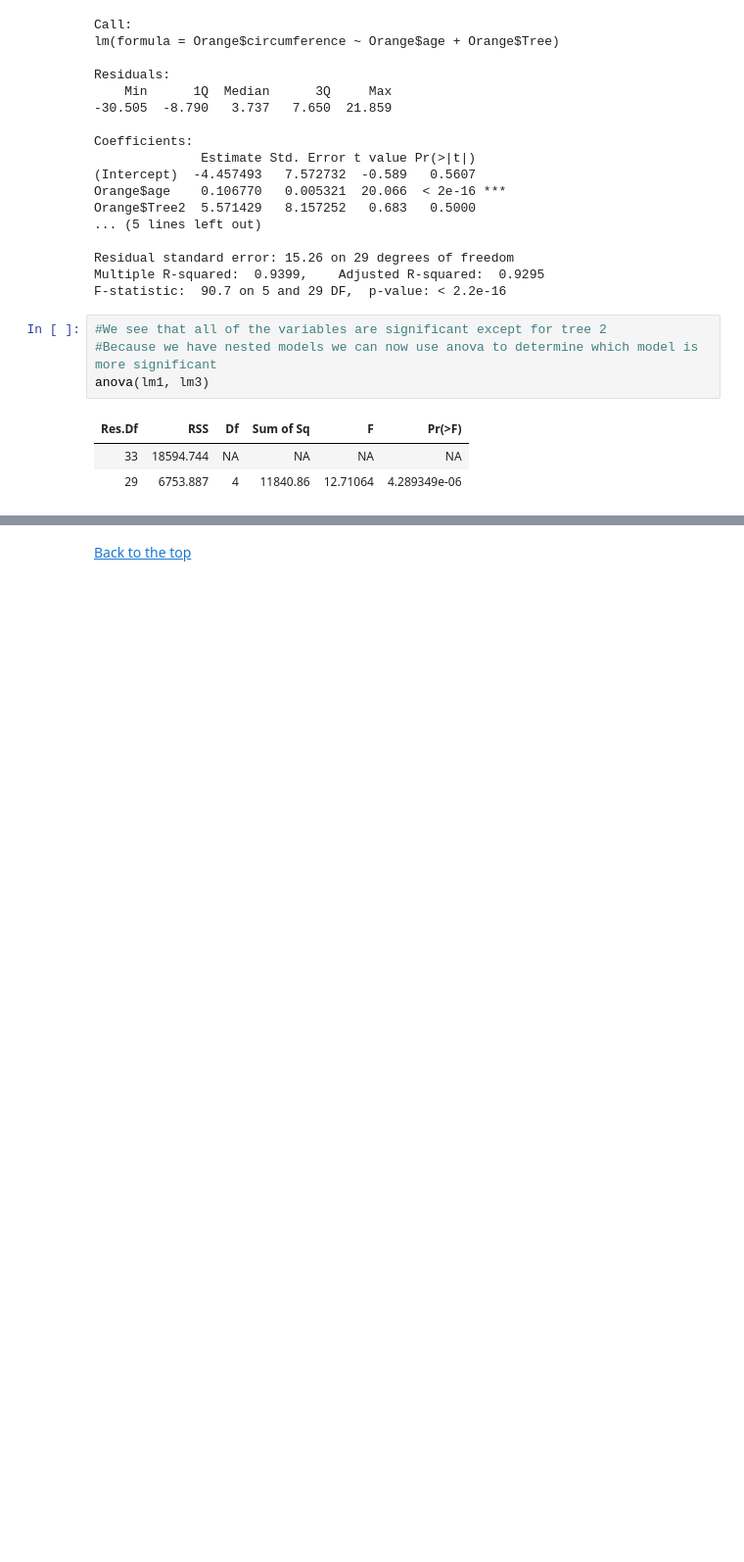
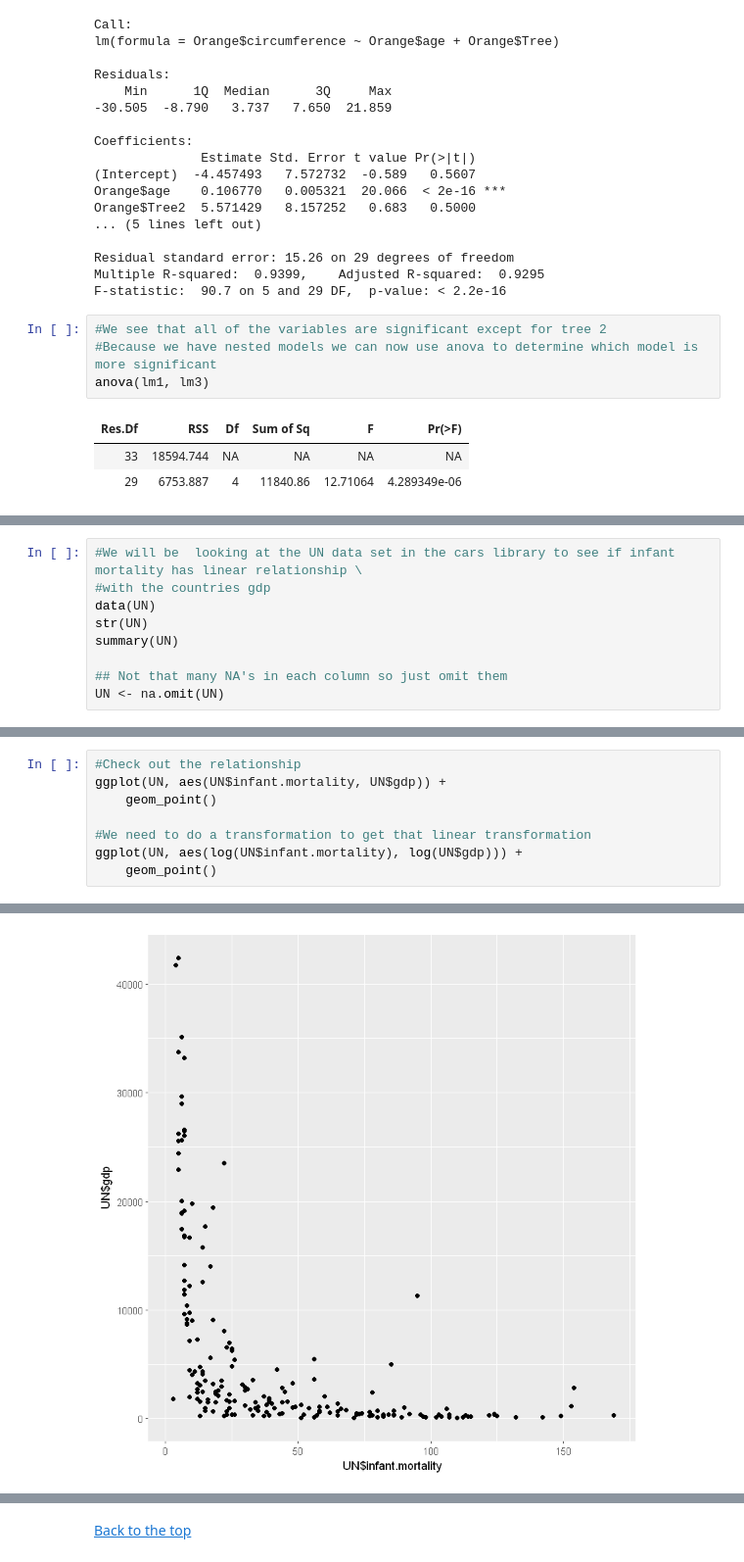
Before and after one commit to yesman89/Stats-Review, a Jupyter notebook: Stats-Review.ipynb, the cells around one changed output, grey strips where cells are left out. Shown: that part at 98% size. Saved outputs shown, nothing was run; the diff lists cells and outputs as text; blank space fills up the shorter version.

```diff
--- a/Stats-Review.ipynb
+++ b/Stats-Review.ipynb
@@ -1000,0 +1172,9 @@ anova(lm1, lm3)
+# %%
+#We will be  looking at the UN data set in the cars library to see if infant mortality has linear relationship \
+#with the countries gdp
+data(UN)
+str(UN)
+summary(UN)
+
+## Not that many NA's in each column so just omit them
+UN <- na.omit(UN)
@@ -1000,0 +1193,9 @@ anova(lm1, lm3)
+# %%
+#Check out the relationship
+ggplot(UN, aes(UN$infant.mortality, UN$gdp)) +
+    geom_point()
+
+#We need to do a transformation to get that linear transformation
+ggplot(UN, aes(log(UN$infant.mortality), log(UN$gdp))) +
+    geom_point()
+# %% [output]
@@ -1000,0 +1205 @@ anova(lm1, lm3)
+[figure, added]
```
Also changed, not shown: parts of 24 cells of this notebook, 1 other file.
